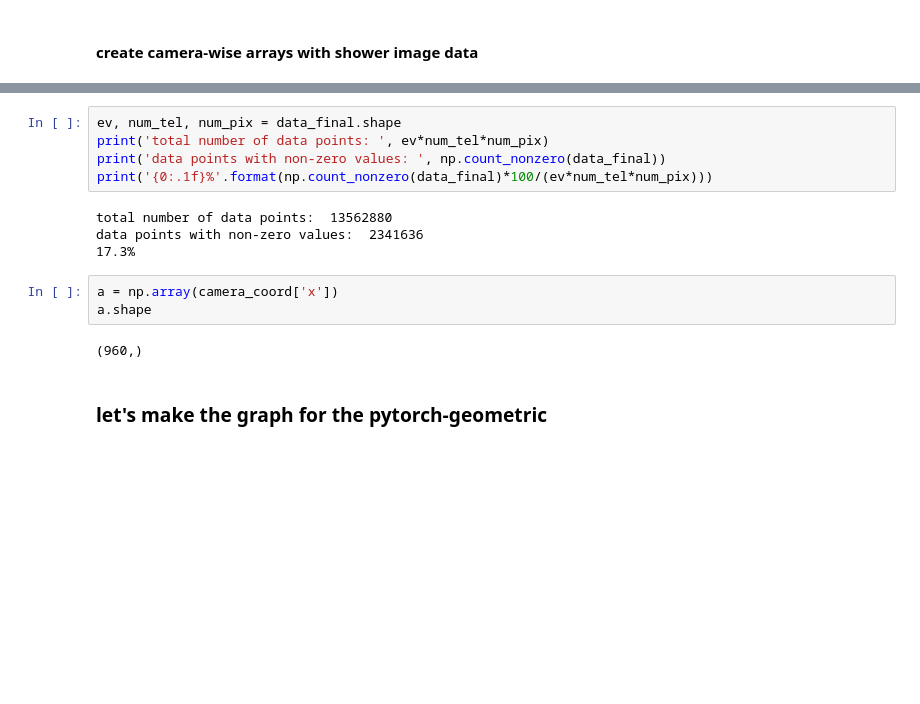
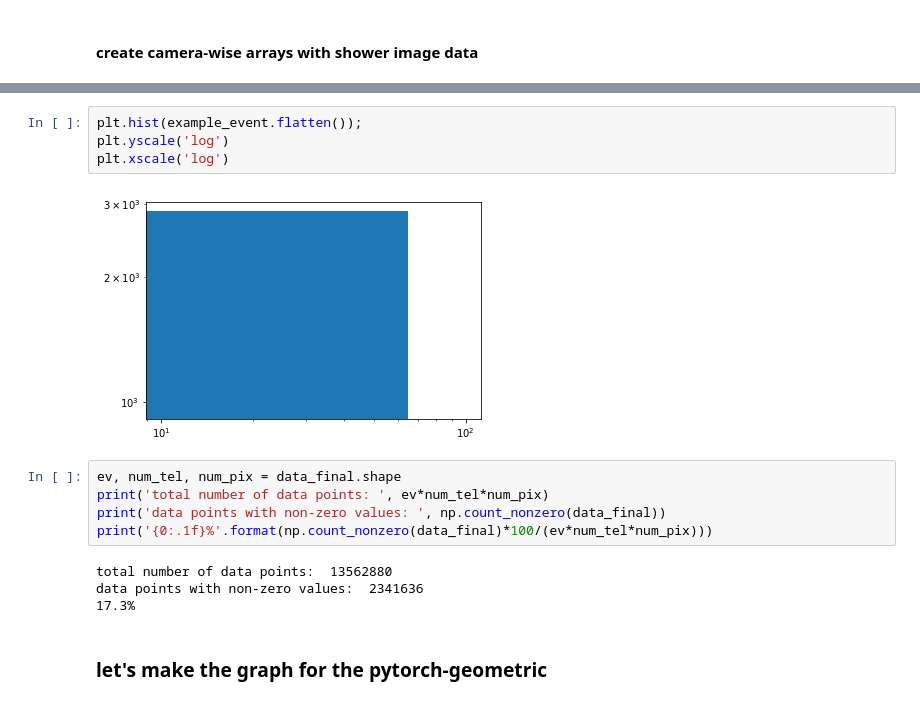
Before and after one commit to vikasj78/gamma_ray_reconstruction_with_ml, a Jupyter notebook: gnn/hess_gnn.ipynb, the cells around one changed output, grey strips where cells are left out. Drawn from its saved outputs; the diff is of its cells as text; blank space fills up the shorter version.

```diff
--- a/gnn/hess_gnn.ipynb
+++ b/gnn/hess_gnn.ipynb
@@ -71,3 +82,9 @@ data_final.shape
+# %%
+plt.hist(example_event.flatten());
+plt.yscale('log')
+plt.xscale('log')
+# %% [output]
+[figure, added]
 # %%
 ev, num_tel, num_pix = data_final.shape
 print('total number of data points: ', ev*num_tel*num_pix)
@@ -77,11 +94,6 @@ print('{0:.1f}%'.format(np.count_nonzero(data_final)*100/(ev*num_tel*num_pix)))
 total number of data points:  13562880
 data points with non-zero values:  2341636
 17.3%
-# %%
-a = np.array(camera_coord['x'])
-a.shape
-# %% [output]
-(960,)
 # %% [markdown]
 ### let's make the graph for the pytorch-geometric
 # %% [markdown]
```
Also changed, not shown: parts of 17 cells of this notebook.
